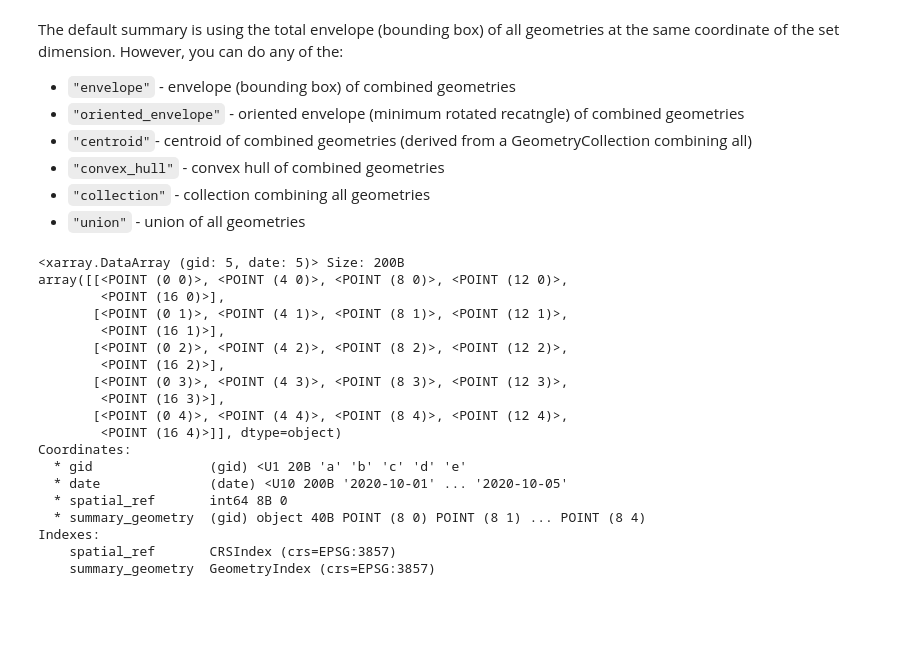
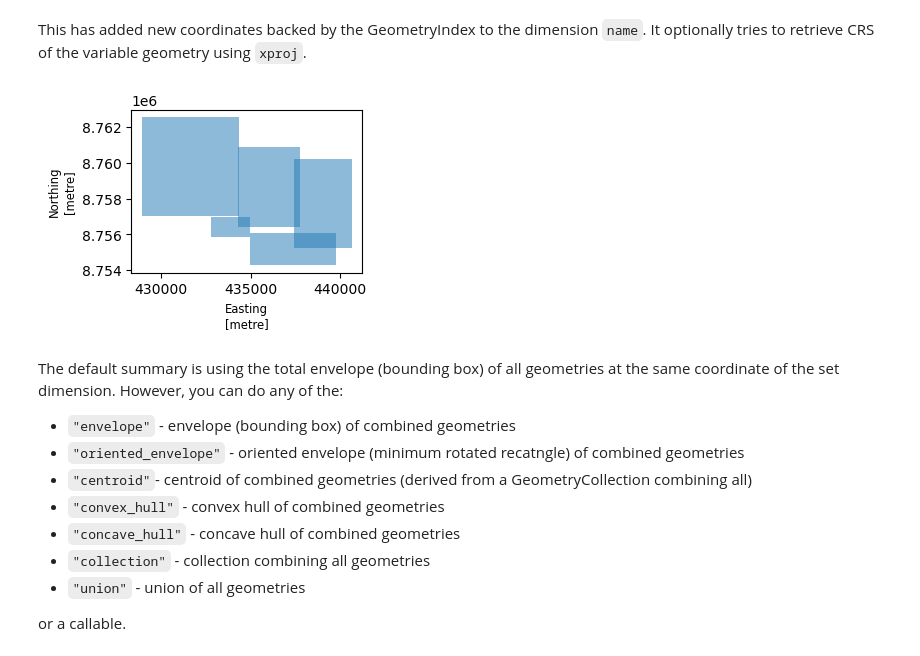
Before and after one commit to xarray-contrib/xvec, a Jupyter notebook: doc/source/summary_geometry.ipynb, the cells around one changed output. Cells and saved outputs as stored; diff of their text form; code cells hidden in the pictures; blank space fills up the shorter version.

```diff
--- a/doc/source/summary_geometry.ipynb
+++ b/doc/source/summary_geometry.ipynb
@@ -82,0 +41,5 @@ Indexes:
+# %%
+glaciers = glaciers.xvec.summarize_geometry(
+    dim="name", geom_array="geometry"
+)
+glaciers
@@ -83,3 +61,9 @@ Indexes:
+# %% [markdown]
+This has added new coordinates backed by the GeometryIndex to the dimension `name`. It optionally tries to retrieve CRS of the variable geometry using `xproj`.
+# %%
+f, ax = glaciers.xvec.plot(geometry="summary_geometry", alpha=.5)
+# %% [output]
+[figure, added]
 # %% [markdown]
 The default summary is using the total envelope (bounding box) of all geometries at the same coordinate of the set dimension. However, you can do any of the:
 
@@ -87,27 +71,8 @@ The default summary is using the total envelope (bounding box) of all geometries
 - `"oriented_envelope"` - oriented envelope (minimum rotated recatngle) of combined geometries
 - `"centroid"`- centroid of combined geometries (derived from a GeometryCollection combining all)
 - `"convex_hull"` - convex hull of combined geometries
+- `"concave_hull"` - concave hull of combined geometries
 - `"collection"` - collection combining all geometries
 - `"union"` - union of all geometries
+
+or a callable.
-# %%
-cube.xvec.summarize_geometry('gid', 'centroid')
-# %% [output]
-<xarray.DataArray (gid: 5, date: 5)> Size: 200B
-array([[<POINT (0 0)>, <POINT (4 0)>, <POINT (8 0)>, <POINT (12 0)>,
-        <POINT (16 0)>],
-       [<POINT (0 1)>, <POINT (4 1)>, <POINT (8 1)>, <POINT (12 1)>,
-        <POINT (16 1)>],
-       [<POINT (0 2)>, <POINT (4 2)>, <POINT (8 2)>, <POINT (12 2)>,
-        <POINT (16 2)>],
-       [<POINT (0 3)>, <POINT (4 3)>, <POINT (8 3)>, <POINT (12 3)>,
-        <POINT (16 3)>],
-       [<POINT (0 4)>, <POINT (4 4)>, <POINT (8 4)>, <POINT (12 4)>,
-        <POINT (16 4)>]], dtype=object)
-Coordinates:
-  * gid               (gid) <U1 20B 'a' 'b' 'c' 'd' 'e'
-  * date              (date) <U10 200B '2020-10-01' ... '2020-10-05'
-  * spatial_ref       int64 8B 0
-  * summary_geometry  (gid) object 40B POINT (8 0) POINT (8 1) ... POINT (8 4)
-Indexes:
-    spatial_ref       CRSIndex (crs=EPSG:3857)
-    summary_geometry  GeometryIndex (crs=EPSG:3857)
```
Also changed, not shown: parts of 16 cells of this notebook, 2 other files.
